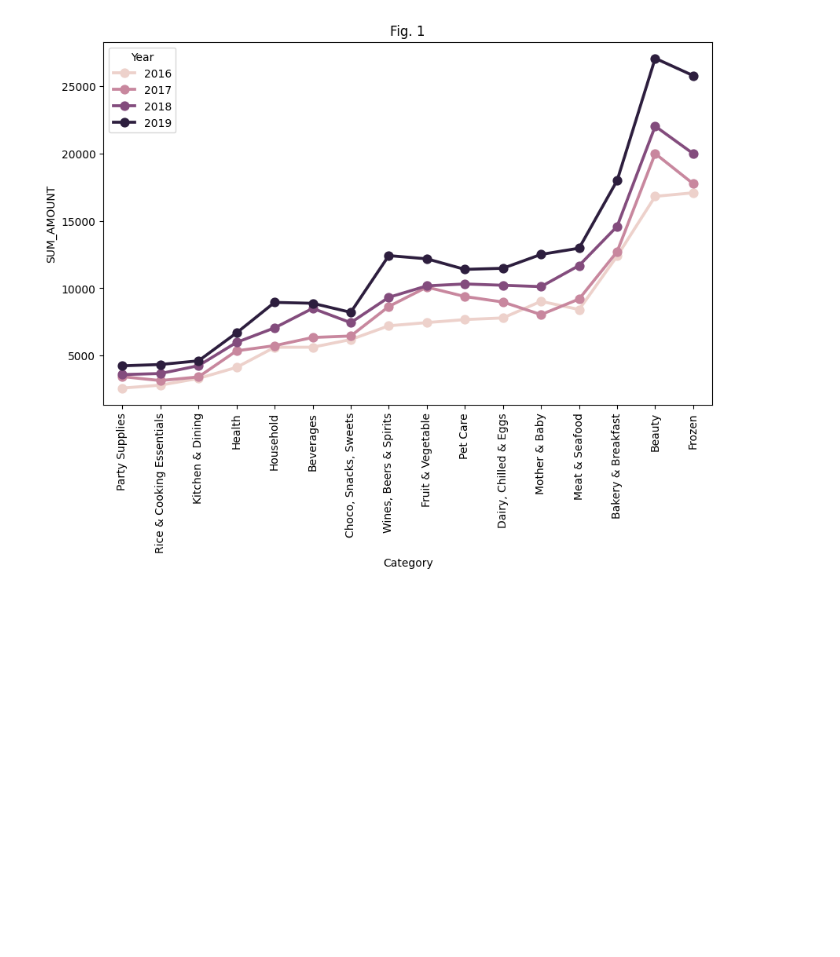
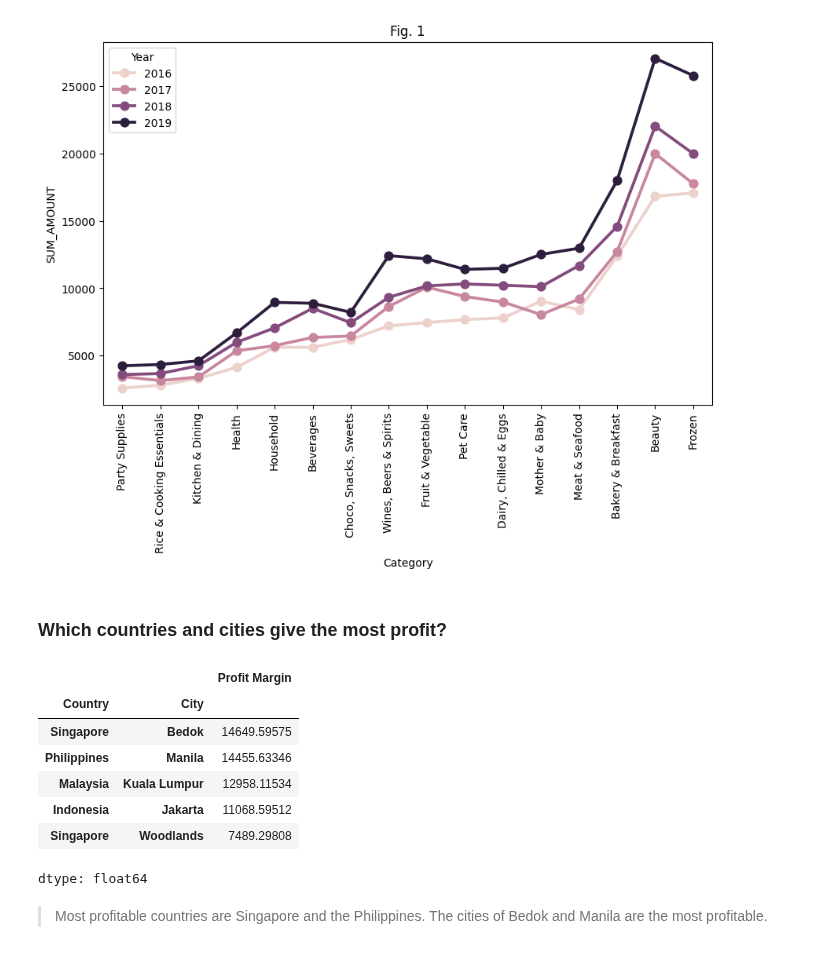
Before and after one commit to KharchenkoAnastasia/customer_analysis_grocery_chain, a Jupyter notebook: customer_analysis_grocery_chain.ipynb, the cells around one changed output. Cells and saved outputs as stored; diff of their text form; code cells hidden in the pictures; blank space fills up the shorter version.

```diff
--- a/customer_analysis_grocery_chain.ipynb
+++ b/customer_analysis_grocery_chain.ipynb
@@ -156,3 +156,20 @@ plt.xticks(rotation=90)
 plt.title('Fig. 1');
 # %% [output]
 [figure]
+# %% [markdown]
+###  Which countries and cities give the most profit?
+# %%
+df.groupby(['Country', 'City'])['Profit Margin'].sum().sort_values(ascending=False)
+# %% [output]
+|  |  | Profit Margin |
+| Country | City |  |
+| Singapore | Bedok | 14649.59575 |
+| Philippines | Manila | 14455.63346 |
+| Malaysia | Kuala Lumpur | 12958.11534 |
+| Indonesia | Jakarta | 11068.59512 |
+| Singapore | Woodlands | 7489.29808 |
+dtype: float64
+# %% [markdown]
+
+
+> Most profitable countries are Singapore and the Philippines. The cities of Bedok and Manila are the most profitable.
```
